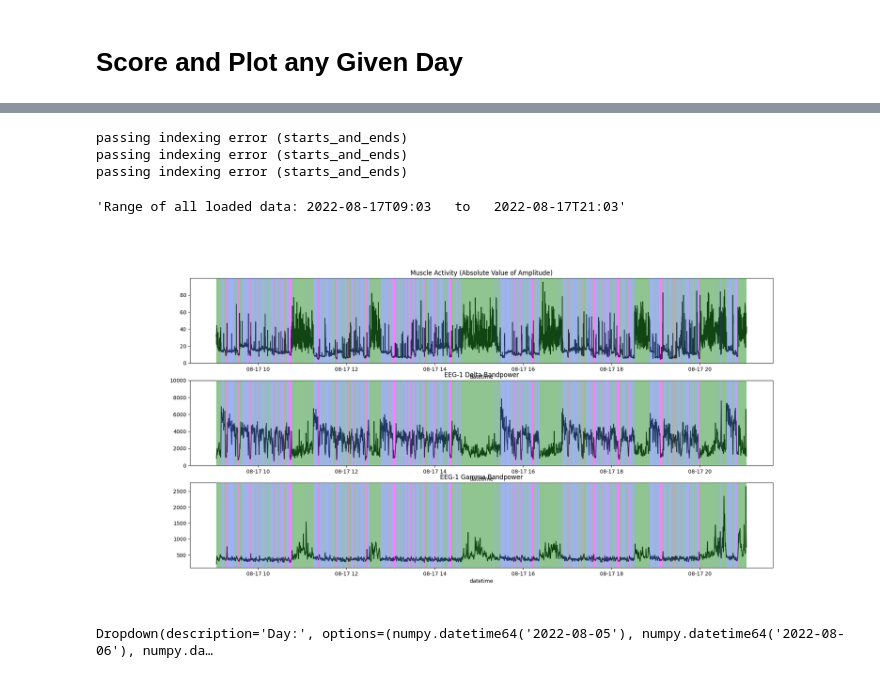
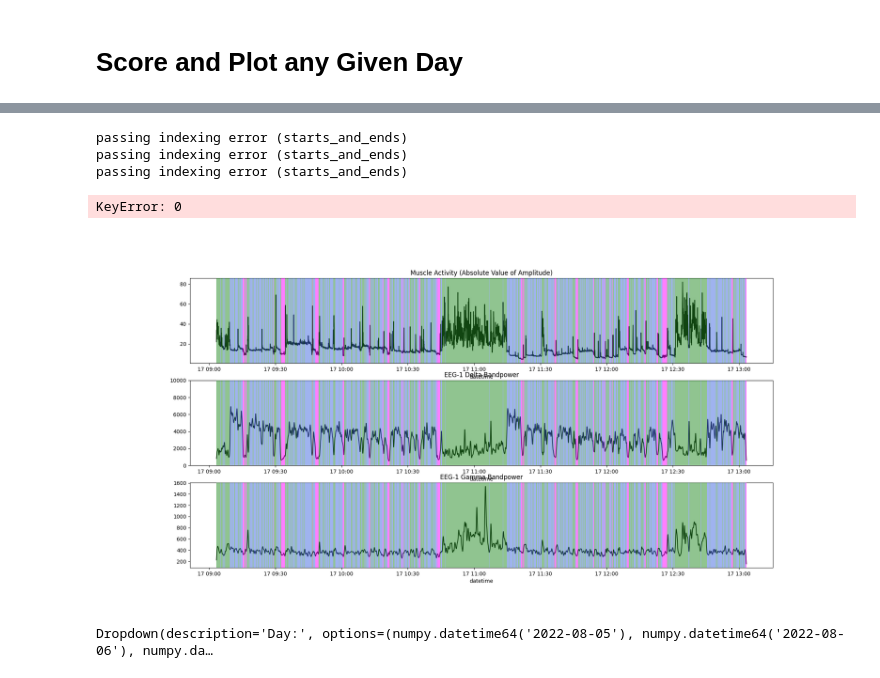
Before and after one commit to kortdriessen/acr, a Jupyter notebook: notebooks/sleep_mon.ipynb, the cells around one changed output, grey strips where cells are left out. Saved outputs shown, nothing was run; the diff lists cells and outputs as text; code cells hidden in the pictures.

```diff
--- a/notebooks/sleep_mon.ipynb
+++ b/notebooks/sleep_mon.ipynb
@@ -46,13 +46,13 @@ subject = 'ACR_12'
 block_id = 'laser1-bl'
 eeg_chan = 1
 t1 = 0
-t2 = 43200
+t2 = 14400
 # %%
 block_path  = Path('/Volumes/opto_loc/Data/' + subject + '/' + subject + '-' + block_id)
 
 def load_scoring_data(emg_chan=1):
-    eeg = kd.get_data(block_path, store='EEGr', channel=[1,2], t1=t1, t2=t2)
-    emg = kd.get_data(block_path, store='EMGr', channel = [1,2], sel_chan=emg_chan, t1=t1, t2=t2)
+    eeg = kx.io.get_data(block_path, store='EEGr', channel=[1,2], t1=t1, t2=t2)
+    emg = kx.io.get_data(block_path, store='EMGr', channel = [1,2], sel_chan=emg_chan, t1=t1, t2=t2)
     return eeg, emg
 
 eeg, emg = load_scoring_data()
@@ -68,19 +74,20 @@ Timestamp('2022-08-17 14:36:38.999999')
+# %%
+def autoscore(eeg, emg, chan=eeg_chan):
+    return ss.ssfm_v4(eeg, emg, chan)
+
+hypno, fig = ss.ssfm_v4(eeg, emg, )
+# %% [output]
+passing indexing error (starts_and_ends)
+passing indexing error (starts_and_ends)
+passing indexing error (starts_and_ends)
+KeyError: 0
+[figure, added]
 # %%
-def autoscore(eeg, emg, chan=eeg_chan):
-    return ss.ssfm_v4(eeg, emg, chan)
-
-hypno, fig = autoscore(eeg, emg)
 
 min = eeg.datetime.values.min()
 max = eeg.datetime.values.max()
 total_days = np.arange(min.astype('datetime64[D]'), max.astype('datetime64[D]')+ np.timedelta64(1, 'D'), np.timedelta64(1, 'D'))
 "Range of all loaded data: " + str(min.astype('datetime64[m]')) + "   to   " + str(max.astype('datetime64[m]'))
-# %% [output]
-passing indexing error (starts_and_ends)
-passing indexing error (starts_and_ends)
-passing indexing error (starts_and_ends)
-'Range of all loaded data: 2022-08-17T09:03   to   2022-08-17T21:03'
-[figure, removed]
 # %%
 day = wd.Dropdown(
     options=total_days,
```
Also changed, not shown: parts of 6 cells of this notebook, 11 other files.
